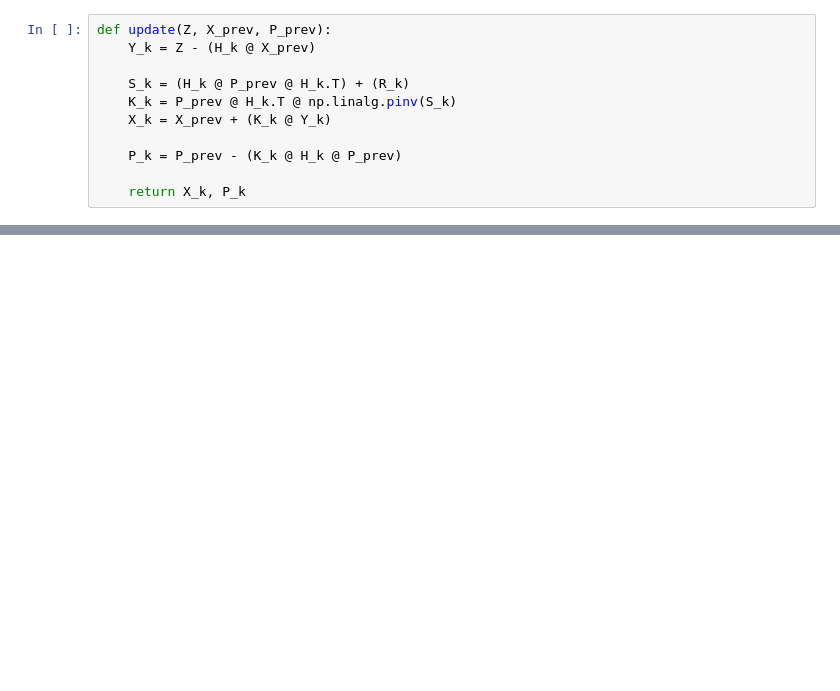
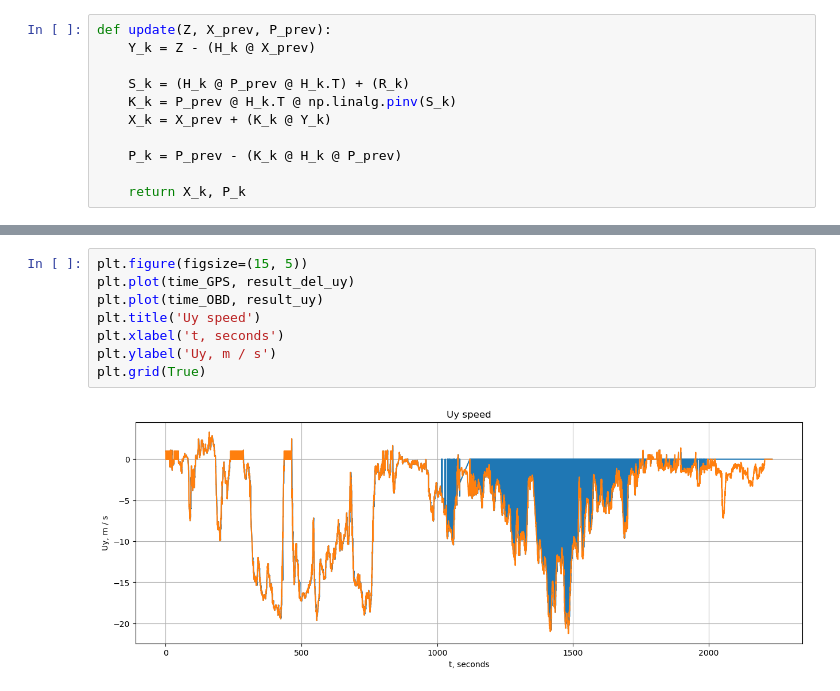
Before and after one commit to mr1necs/Kalman-Filter, a Jupyter notebook: kalman-filter.ipynb, the cells around one changed output, grey strips where cells are left out. Cells and saved outputs as stored; diff of their text form; blank space fills up the shorter version.

```diff
--- a/kalman-filter.ipynb
+++ b/kalman-filter.ipynb
@@ -65,0 +151,10 @@ for k in Z_k:
+# %%
+plt.figure(figsize=(15, 5))
+plt.plot(time_GPS, result_del_uy)
+plt.plot(time_OBD, result_uy)
+plt.title('Uy speed')
+plt.xlabel('t, seconds')
+plt.ylabel('Uy, m / s')
+plt.grid(True)
+# %% [output]
+[figure, added]
```
Also changed, not shown: parts of 14 cells of this notebook, 2 other files.
